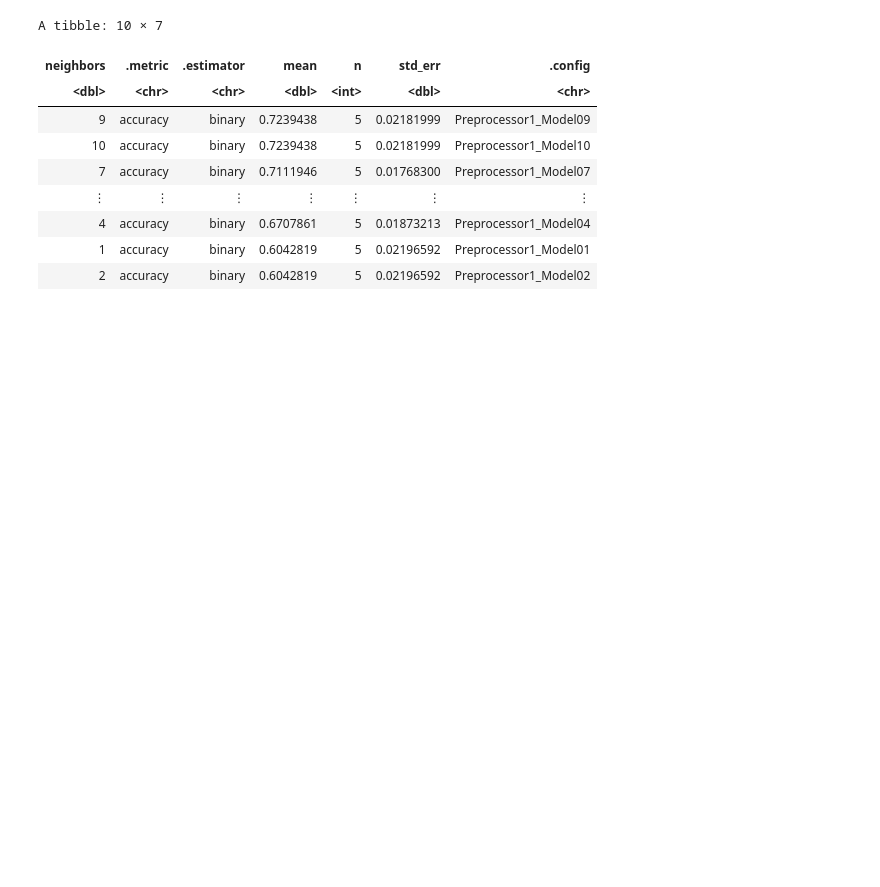
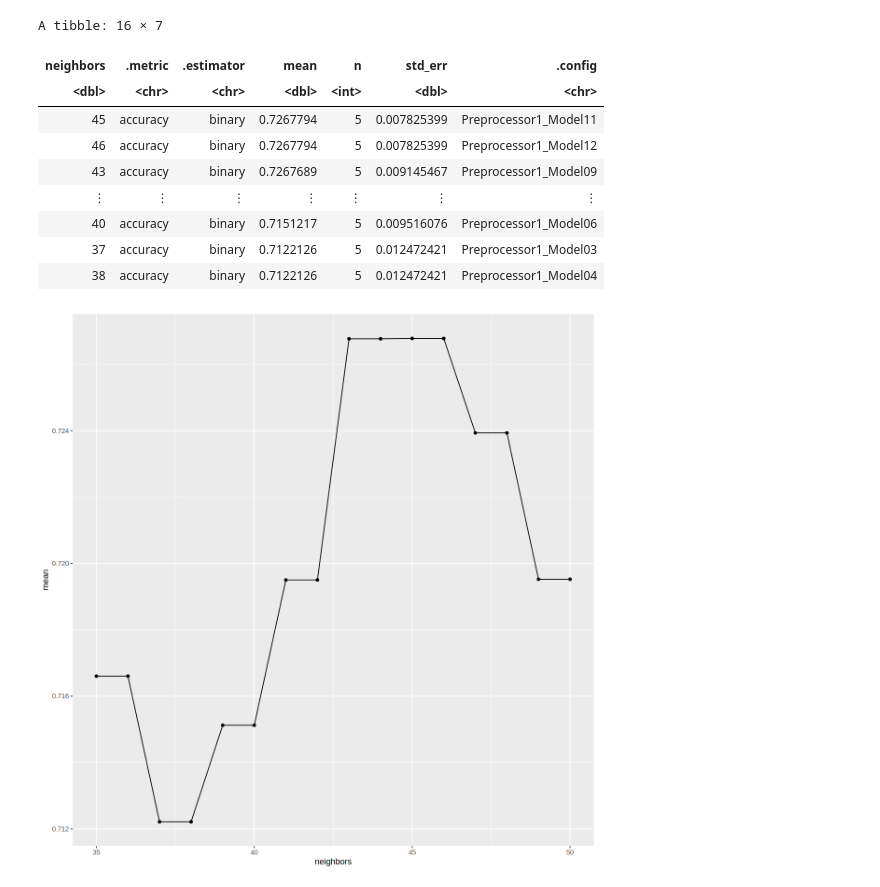
Before and after one commit to hamin2006/Group_Project_7, a Jupyter notebook: project_proposal_group7.ipynb, the cells around one changed output. Cells and saved outputs as stored; diff of their text form; code cells hidden in the pictures; blank space fills up the shorter version.

```diff
--- a/project_proposal_group7.ipynb
+++ b/project_proposal_group7.ipynb
@@ -13,22 +26,24 @@ Updating HTML index of packages in '.Library'
 Making 'packages.html' ...
  done
 # %%
-set.seed(1)
-water_data <- read_csv("data/heart_failure.csv") |>
-    mutate(DEATH_EVENT = as_factor(DEATH_EVENT)) |>
-    select(...1, creatinine_phosphokinase, ejection_fraction, platelets, serum_creatinine, serum_sodium, DEATH_EVENT)
-water_data <- water_data |> rename_at('...1', ~'age')
-water_data
+set.seed(50)
+heart_data <- read_csv("data/heart.csv", skip = 1, col_names = c("age","sex","chest_pain","resting_bp","cholesterol","fasting_bs","rest_ecg","max_heart_rate","excercise_angina","old_peak","st_slope","heart_failure")) |>
+    mutate(heart_failure = case_when(heart_failure == 1 ~ "Healthy" , heart_failure == 0 ~ "Failed"), heart_failure = as_factor(heart_failure)) |>
+    select(age, resting_bp, cholesterol, max_heart_rate, heart_failure)
 
-water_split <- initial_split(water_data, prop = 0.75, strata = DEATH_EVENT)
-
-water_training <- training(water_split)
-water_testing <- testing(water_split)
+heart_data
 
 
-water_training
+heart_split <- initial_split(heart_data, prop = 0.75, strata = heart_failure)
 
-water_training |>
-    group_by(DEATH_EVENT) |>
-    summarize(count = n()) |>
-    head()
+heart_training <- training(heart_split)
+heart_testing <- testing(heart_split)
+
+heart_training_summary <- heart_training |>
+    group_by(heart_failure) |>
+    summarize (patients = n(),
+              mean_age = mean(age),
+              mean_resting_bp = mean(resting_bp),
+              mean_cholesterol = mean(cholesterol),
+              mean_max_heart_rate = mean(max_heart_rate))
+heart_training_summary
@@ -70,32 +50,38 @@ A tibble: 2 × 2
 # %%
 options(repr.plot.height = 10, repr.plot.width = 10)
-
+#set.seed(50)
 spec <- nearest_neighbor(weight_func = "rectangular", neighbors = tune()) |>
 set_engine("kknn")|>
 set_mode("classification")
 
-rec <- recipe(DEATH_EVENT~.,data = water_training) |>
+rec <- recipe(heart_failure~.,data = heart_training) |>
     step_scale(all_predictors()) |>
     step_center(all_predictors())
 
-fold <- vfold_cv(water_training, v = 5, strata = DEATH_EVENT)
+fold <- vfold_cv(heart_training, v = 5, strata = heart_failure)
 
 resample_fit <- workflow() |>
        add_recipe(rec) |>
        add_model(spec) |>
-       tune_grid(resamples = fold, grid = tibble(neighbors = seq(1,10,by=1))) |>
+       tune_grid(resamples = fold, grid = tibble(neighbors = seq(35,50,by=1))) |>
         collect_metrics() |>
         filter(.metric=="accuracy") |>
         arrange(desc(mean))
 resample_fit
+
+plot <- ggplot(resample_fit, aes(x = neighbors, y = mean)) +
+    geom_point()+
+    geom_line()
+plot
 # %% [output]
-A tibble: 10 × 7
+A tibble: 16 × 7
 | neighbors | .metric | .estimator | mean | n | std_err | .config |
 | <dbl> | <chr> | <chr> | <dbl> | <int> | <dbl> | <chr> |
-| 9 | accuracy | binary | 0.7239438 | 5 | 0.02181999 | Preprocessor1_Model09 |
-| 10 | accuracy | binary | 0.7239438 | 5 | 0.02181999 | Preprocessor1_Model10 |
-| 7 | accuracy | binary | 0.7111946 | 5 | 0.01768300 | Preprocessor1_Model07 |
+| 45 | accuracy | binary | 0.7267794 | 5 | 0.007825399 | Preprocessor1_Model11 |
+| 46 | accuracy | binary | 0.7267794 | 5 | 0.007825399 | Preprocessor1_Model12 |
+| 43 | accuracy | binary | 0.7267689 | 5 | 0.009145467 | Preprocessor1_Model09 |
 | ⋮ | ⋮ | ⋮ | ⋮ | ⋮ | ⋮ | ⋮ |
-| 4 | accuracy | binary | 0.6707861 | 5 | 0.01873213 | Preprocessor1_Model04 |
-| 1 | accuracy | binary | 0.6042819 | 5 | 0.02196592 | Preprocessor1_Model01 |
-| 2 | accuracy | binary | 0.6042819 | 5 | 0.02196592 | Preprocessor1_Model02 |
+| 40 | accuracy | binary | 0.7151217 | 5 | 0.009516076 | Preprocessor1_Model06 |
+| 37 | accuracy | binary | 0.7122126 | 5 | 0.012472421 | Preprocessor1_Model03 |
+| 38 | accuracy | binary | 0.7122126 | 5 | 0.012472421 | Preprocessor1_Model04 |
+[figure, added]
```
Also changed, not shown: parts of 3 cells of this notebook.
